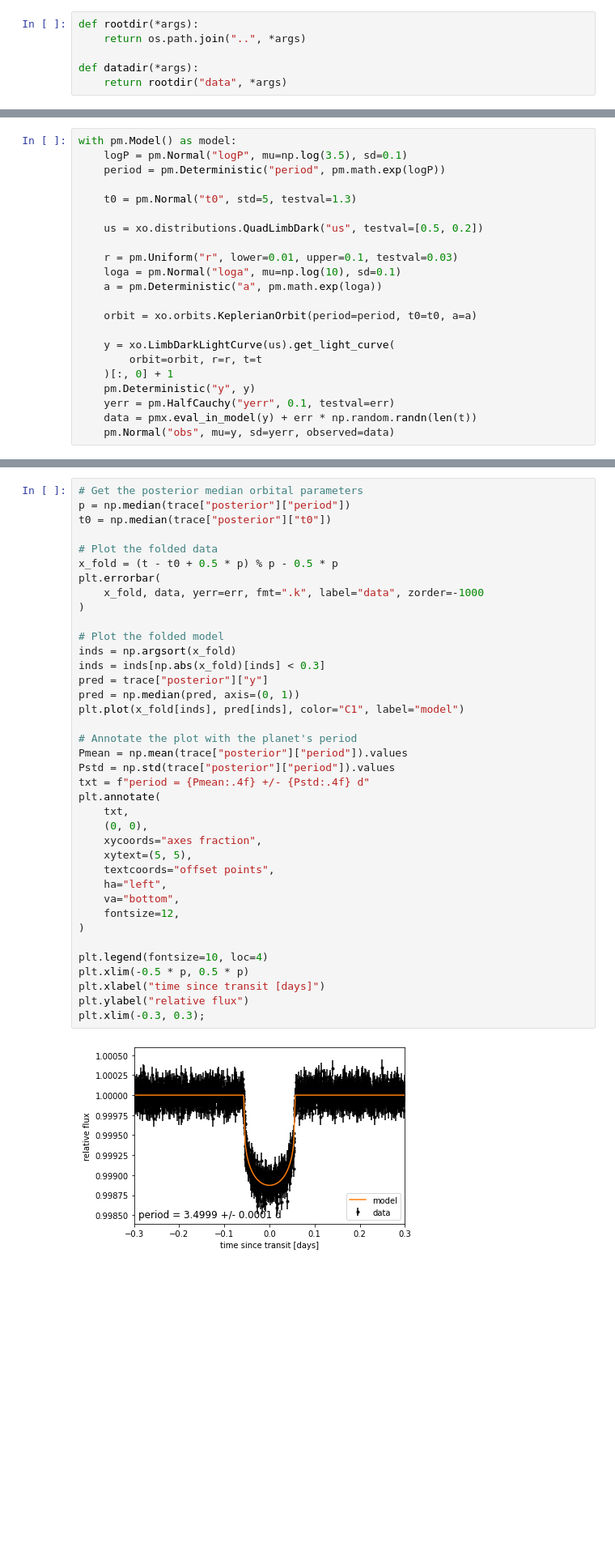
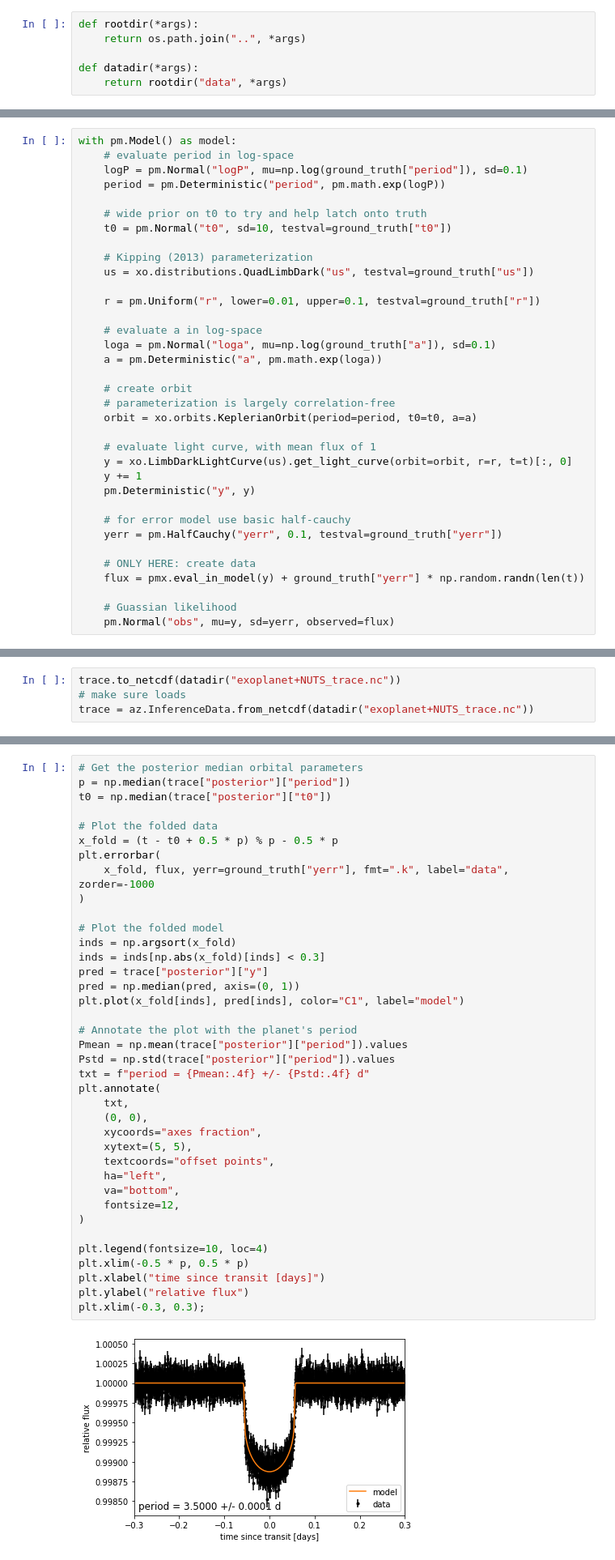
Before and after one commit to mileslucas/yeehaw, a Jupyter notebook: src/exoplanet.ipynb, the cells around one changed output, grey strips where cells are left out. Shown at 81% size. Cells and saved outputs as stored; diff of their text form; blank space fills up the shorter version.

Commit message:
update data

```diff
--- a/src/exoplanet.ipynb
+++ b/src/exoplanet.ipynb
@@ -18,22 +27,35 @@ err = 1e-4
 # %%
 with pm.Model() as model:
-    logP = pm.Normal("logP", mu=np.log(3.5), sd=0.1)
+    # evaluate period in log-space
+    logP = pm.Normal("logP", mu=np.log(ground_truth["period"]), sd=0.1)
     period = pm.Deterministic("period", pm.math.exp(logP))
 
-    t0 = pm.Normal("t0", std=5, testval=1.3)
+    # wide prior on t0 to try and help latch onto truth
+    t0 = pm.Normal("t0", sd=10, testval=ground_truth["t0"])
 
-    us = xo.distributions.QuadLimbDark("us", testval=[0.5, 0.2])
+    # Kipping (2013) parameterization
+    us = xo.distributions.QuadLimbDark("us", testval=ground_truth["us"])
 
-    r = pm.Uniform("r", lower=0.01, upper=0.1, testval=0.03)
-    loga = pm.Normal("loga", mu=np.log(10), sd=0.1)
+    r = pm.Uniform("r", lower=0.01, upper=0.1, testval=ground_truth["r"])
+
+    # evaluate a in log-space
+    loga = pm.Normal("loga", mu=np.log(ground_truth["a"]), sd=0.1)
     a = pm.Deterministic("a", pm.math.exp(loga))
 
+    # create orbit
+    # parameterization is largely correlation-free
     orbit = xo.orbits.KeplerianOrbit(period=period, t0=t0, a=a)
 
-    y = xo.LimbDarkLightCurve(us).get_light_curve(
-        orbit=orbit, r=r, t=t
-    )[:, 0] + 1
+    # evaluate light curve, with mean flux of 1
+    y = xo.LimbDarkLightCurve(us).get_light_curve(orbit=orbit, r=r, t=t)[:, 0]
+    y += 1
     pm.Deterministic("y", y)
-    yerr = pm.HalfCauchy("yerr", 0.1, testval=err)
-    data = pmx.eval_in_model(y) + err * np.random.randn(len(t))
-    pm.Normal("obs", mu=y, sd=yerr, observed=data)
+
+    # for error model use basic half-cauchy
+    yerr = pm.HalfCauchy("yerr", 0.1, testval=ground_truth["yerr"])
+
+    # ONLY HERE: create data
+    flux = pmx.eval_in_model(y) + ground_truth["yerr"] * np.random.randn(len(t))
+
+    # Guassian likelihood
+    pm.Normal("obs", mu=y, sd=yerr, observed=flux)
@@ -72,3 +97,7 @@ Sampling 4 chains for 5_000 tune and 5_000 draw iterations (20_000 + 20_000 draw
+# %%
+trace.to_netcdf(datadir("exoplanet+NUTS_trace.nc"))
+# make sure loads
+trace = az.InferenceData.from_netcdf(datadir("exoplanet+NUTS_trace.nc"))
 # %%
 var_names = ["period", "t0", "r", "a", "us", "yerr"]
 with model:
@@ -121,35 +139,35 @@ t0 = np.median(trace["posterior"]["t0"])
 # Plot the folded data
 x_fold = (t - t0 + 0.5 * p) % p - 0.5 * p
 plt.errorbar(
-    x_fold, data, yerr=err, fmt=".k", label="data", zorder=-1000
+    x_fold, flux, yerr=ground_truth["yerr"], fmt=".k", label="data", zorder=-1000
 )
 
 # Plot the folded model
 inds = np.argsort(x_fold)
 inds = inds[np.abs(x_fold)[inds] < 0.3]
 pred = trace["posterior"]["y"]
 pred = np.median(pred, axis=(0, 1))
 plt.plot(x_fold[inds], pred[inds], color="C1", label="model")
 
 # Annotate the plot with the planet's period
 Pmean = np.mean(trace["posterior"]["period"]).values
 Pstd = np.std(trace["posterior"]["period"]).values
 txt = f"period = {Pmean:.4f} +/- {Pstd:.4f} d"
 plt.annotate(
     txt,
     (0, 0),
     xycoords="axes fraction",
     xytext=(5, 5),
     textcoords="offset points",
     ha="left",
     va="bottom",
     fontsize=12,
 )
 
 plt.legend(fontsize=10, loc=4)
 plt.xlim(-0.5 * p, 0.5 * p)
 plt.xlabel("time since transit [days]")
 plt.ylabel("relative flux")
 plt.xlim(-0.3, 0.3);
 # %% [output]
-[figure, old version]
+[figure, new version]
```
Also changed, not shown: parts of 12 cells of this notebook, 4 other files.
